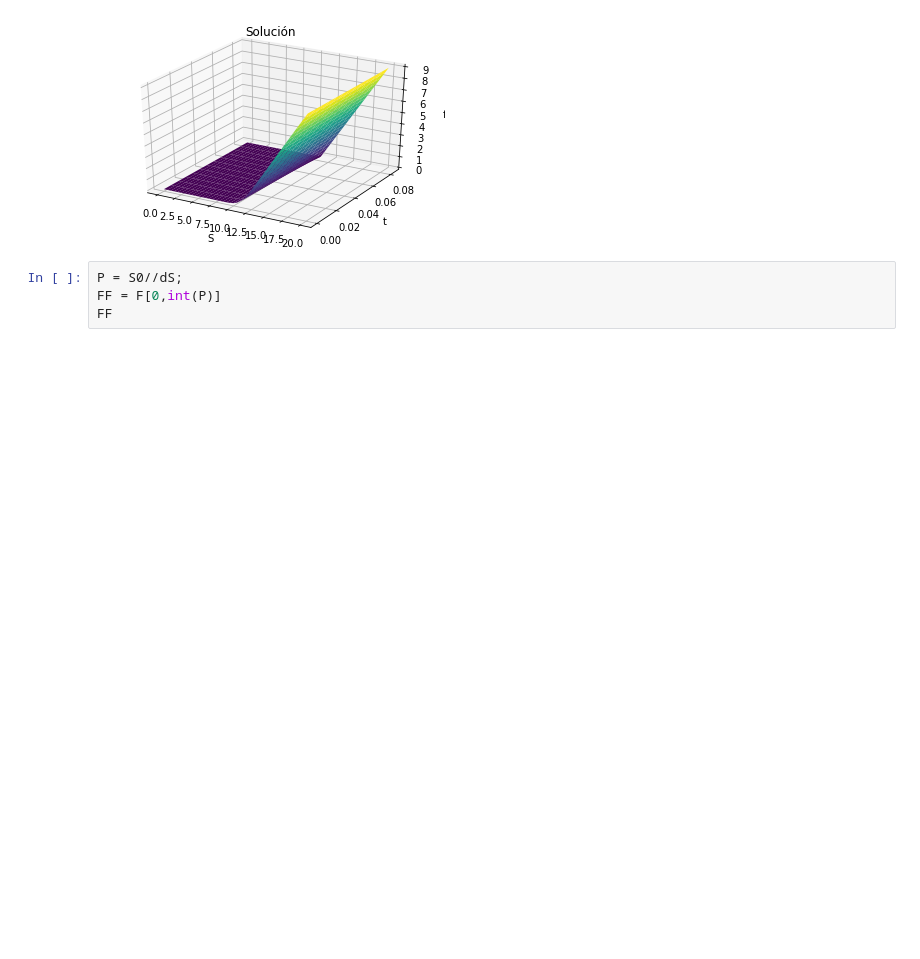
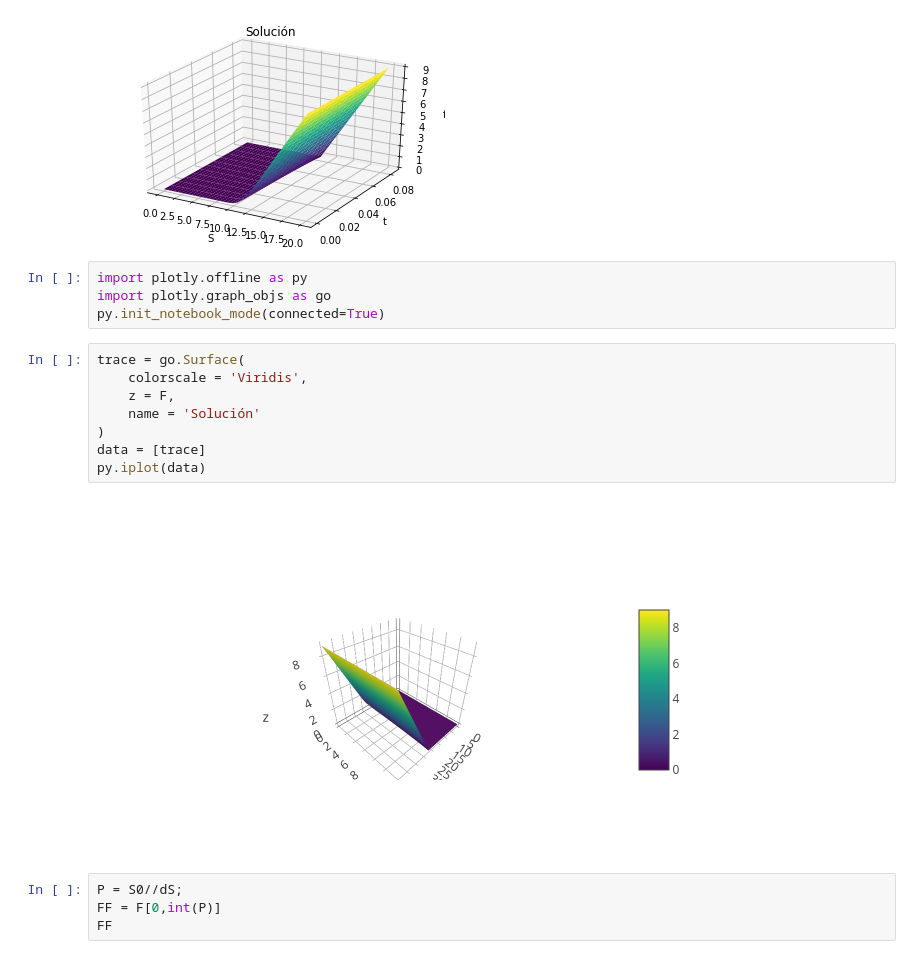
Before and after one commit to CamiVasz/Procesos-Estocasticos-2, a Jupyter notebook: Metodos numericos/Diferencias finitas.ipynb, the cells around one changed output. Saved outputs shown, nothing was run; the diff lists cells and outputs as text; blank space fills up the shorter version.

Commit message:
Interactive graph

```diff
--- a/Metodos numericos/Diferencias finitas.ipynb
+++ b/Metodos numericos/Diferencias finitas.ipynb
@@ -118,6 +118,20 @@ ax.set_ylabel('t')
 ax.set_zlabel('f');
 # %% [output]
 [figure]
+# %%
+import plotly.offline as py
+import plotly.graph_objs as go
+py.init_notebook_mode(connected=True)
+# %%
+trace = go.Surface(
+    colorscale = 'Viridis',
+    z = F,
+    name = 'Solución'
+)
+data = [trace]
+py.iplot(data)
+# %% [output]
+[figure, added]
 # %%
 P = S0//dS;
 FF = F[0,int(P)]
```
Also changed, not shown: 1 other file.
